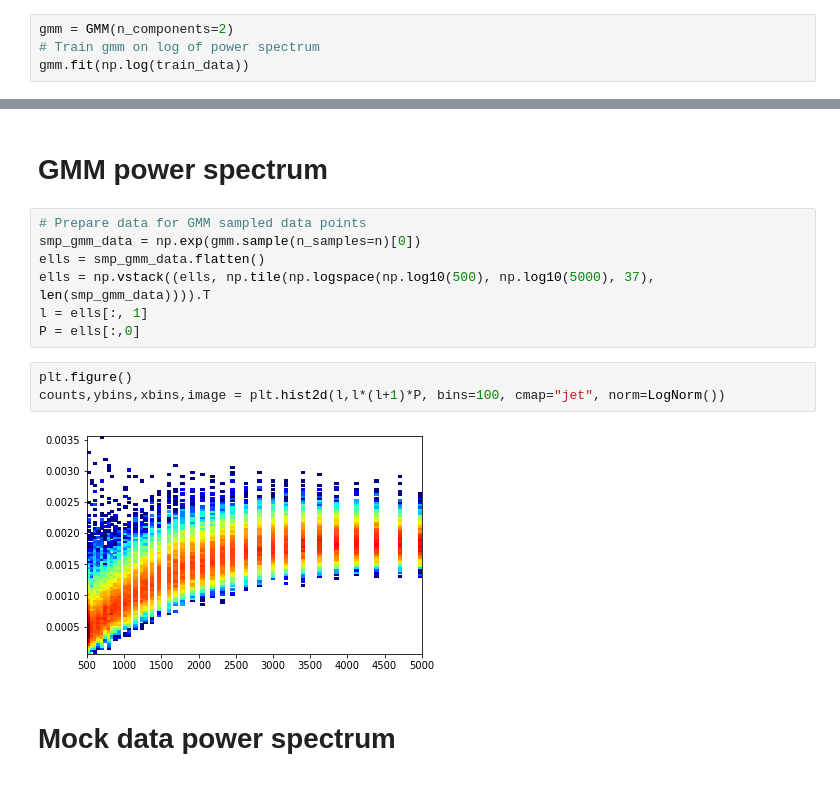
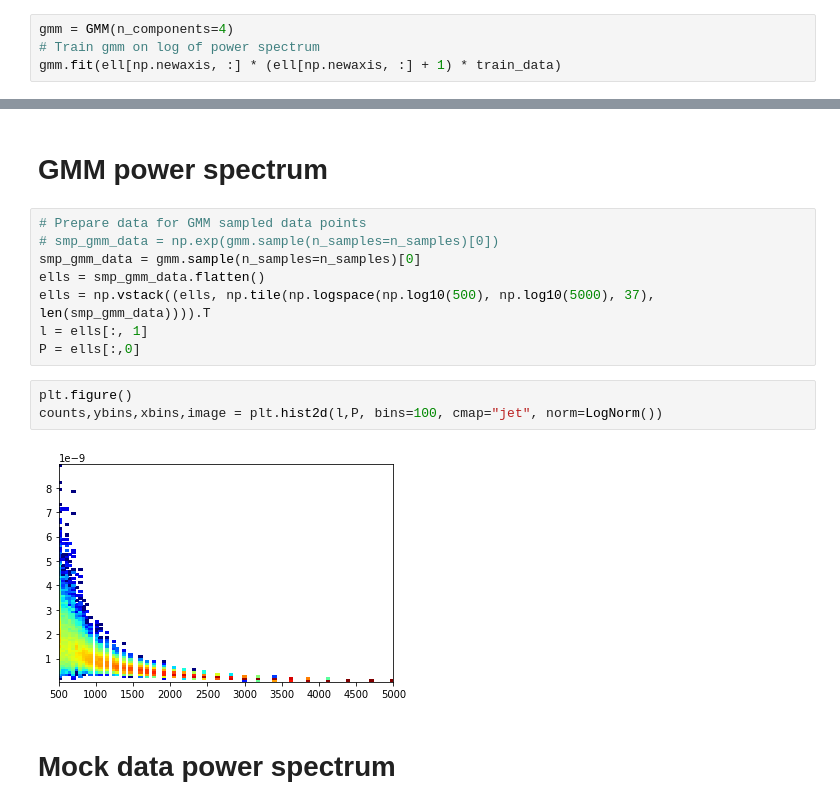
Before and after one commit to AlexandreAdam/FlowBasedLikelihoods, a Jupyter notebook: notebook/GMM.ipynb, the cells around one changed output, grey strips where cells are left out. Cells and saved outputs as stored; diff of their text form.

```diff
--- a/notebook/GMM.ipynb
+++ b/notebook/GMM.ipynb
@@ -29,7 +29,7 @@ ell_bins = [f"ell{i}" for i in range(37)]
 ell = np.logspace(np.log10(500), np.log10(5000),37)
 train_data = data[ell_bins].to_numpy()
 # %%
-gmm = GMM(n_components=2)
+gmm = GMM(n_components=4)
 # Train gmm on log of power spectrum
-gmm.fit(np.log(train_data))
+gmm.fit(ell[np.newaxis, :] * (ell[np.newaxis, :] + 1) * train_data)
 # %% [output]
@@ -102,16 +104,17 @@ plt.show()
 # GMM power spectrum
 # %%
 # Prepare data for GMM sampled data points
-smp_gmm_data = np.exp(gmm.sample(n_samples=n)[0])
+# smp_gmm_data = np.exp(gmm.sample(n_samples=n_samples)[0])
+smp_gmm_data = gmm.sample(n_samples=n_samples)[0]
 ells = smp_gmm_data.flatten()
 ells = np.vstack((ells, np.tile(np.logspace(np.log10(500), np.log10(5000), 37), len(smp_gmm_data)))).T
 l = ells[:, 1]
 P = ells[:,0]
 # %%
 plt.figure()
-counts,ybins,xbins,image = plt.hist2d(l,l*(l+1)*P, bins=100, cmap="jet", norm=LogNorm())
+counts,ybins,xbins,image = plt.hist2d(l,P, bins=100, cmap="jet", norm=LogNorm())
 # %% [output]
-[figure, old version]
+[figure, new version]
 # %% [markdown]
 # Mock data power spectrum
 # %%
```
Also changed, not shown: parts of 5 cells of this notebook, 7 other files.
